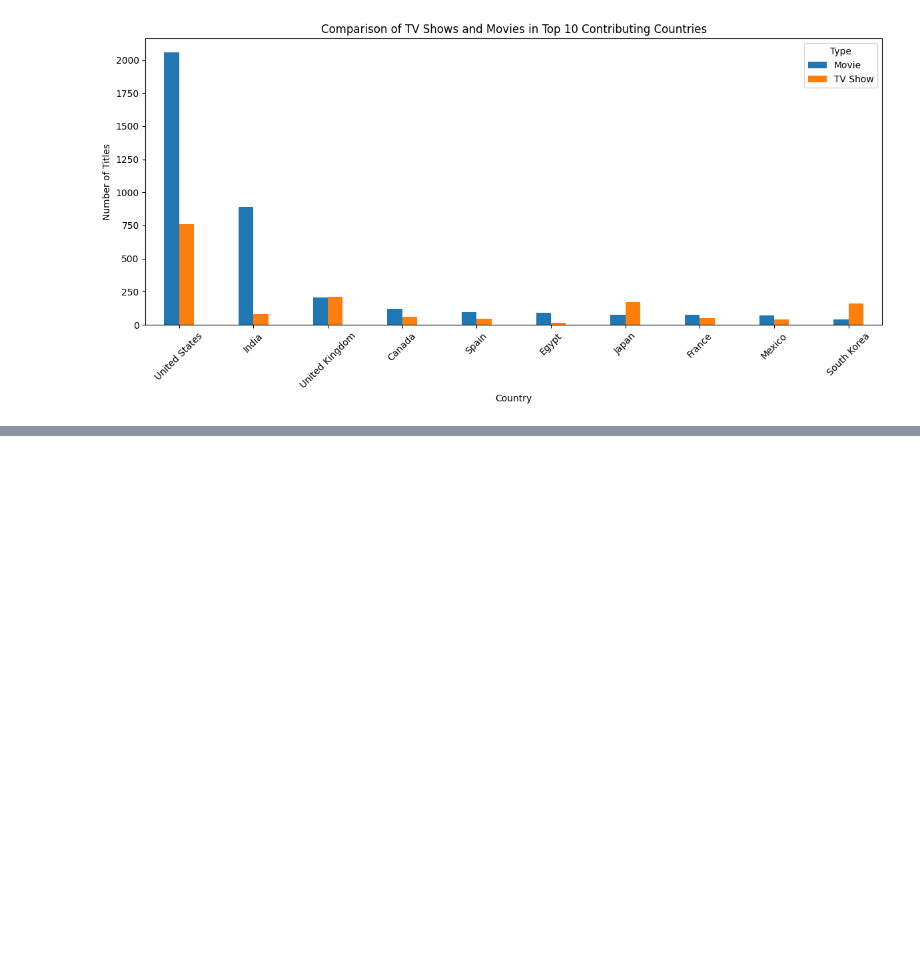
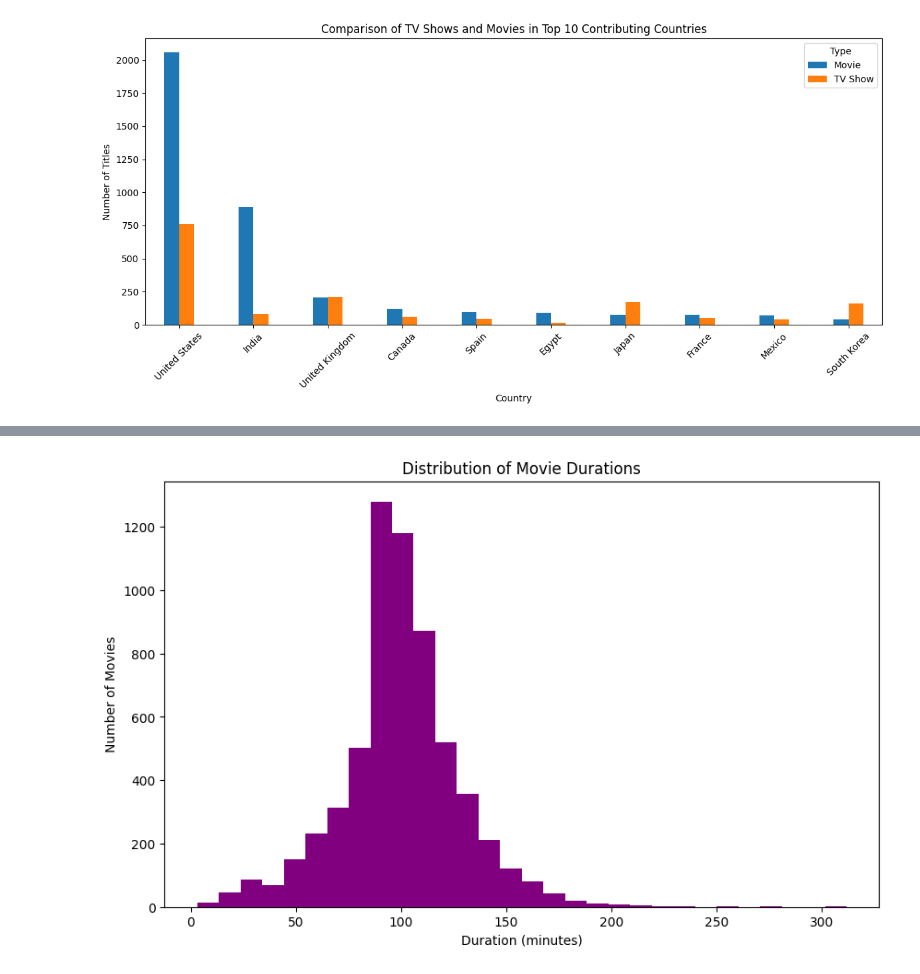
Before and after one commit to lalitha-hari/analysis, a Jupyter notebook: netflix_analysis/analysis.ipynb, the cells around one changed output, grey strips where cells are left out. Cells and saved outputs as stored; diff of their text form; code cells hidden in the pictures; blank space fills up the shorter version.

```diff
--- a/netflix_analysis/analysis.ipynb
+++ b/netflix_analysis/analysis.ipynb
@@ -279,0 +390,21 @@ South Korea        41      159
+# %%
+#CONTENT DURATION ANALYSIS
+# Movie duration analysis
+# Movie duration analysis
+movies_df = df[df['type'] == 'Movie']
+
+# Remove rows where the duration is 'Unknown'
+movies_df = movies_df[movies_df['duration'] != 'Unknown']
+
+# Convert the 'duration' column to an integer after removing 'min'
+movies_df['duration'] = movies_df['duration'].str.replace(' min', '').astype(int)
+
+# Plot the histogram for movie durations
+plt.figure(figsize=(10, 6))
+movies_df['duration'].plot(kind='hist', bins=30, color='purple')
+plt.xlabel('Duration (minutes)')
+plt.ylabel('Number of Movies')
+plt.title('Distribution of Movie Durations')
+plt.show()
+# %% [output]
+[figure, added]
```
Also changed, not shown: parts of 6 cells of this notebook.
